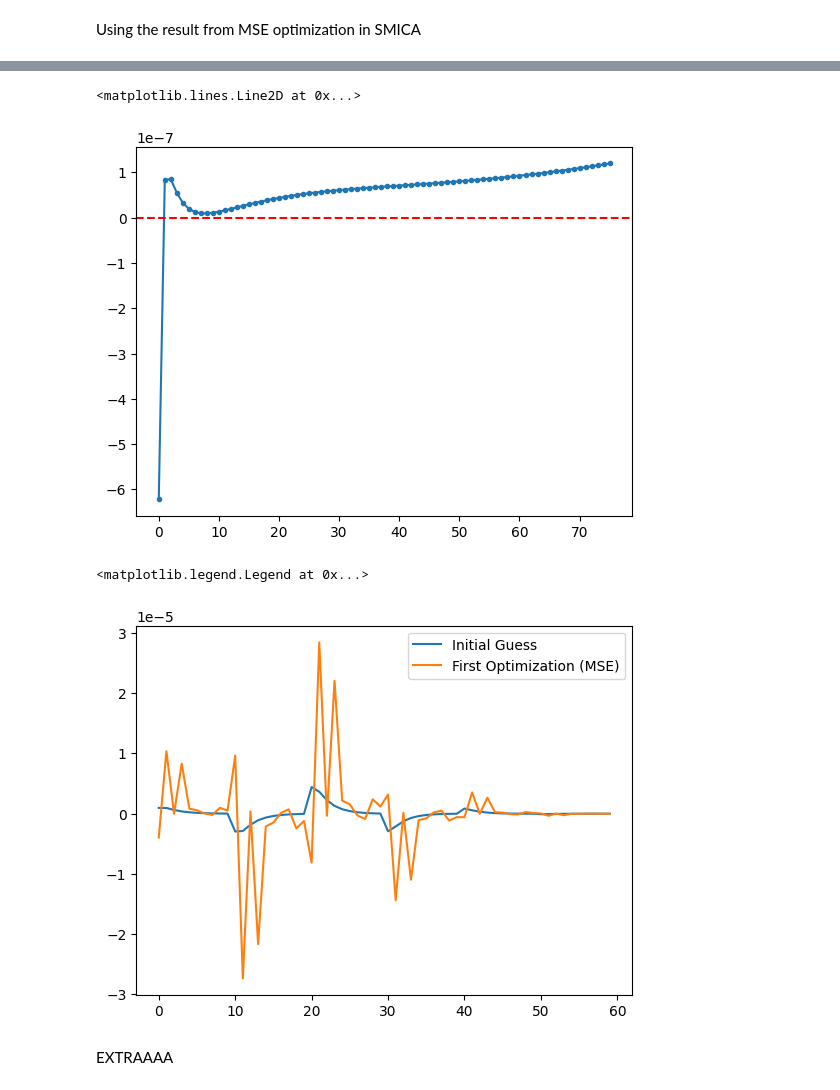
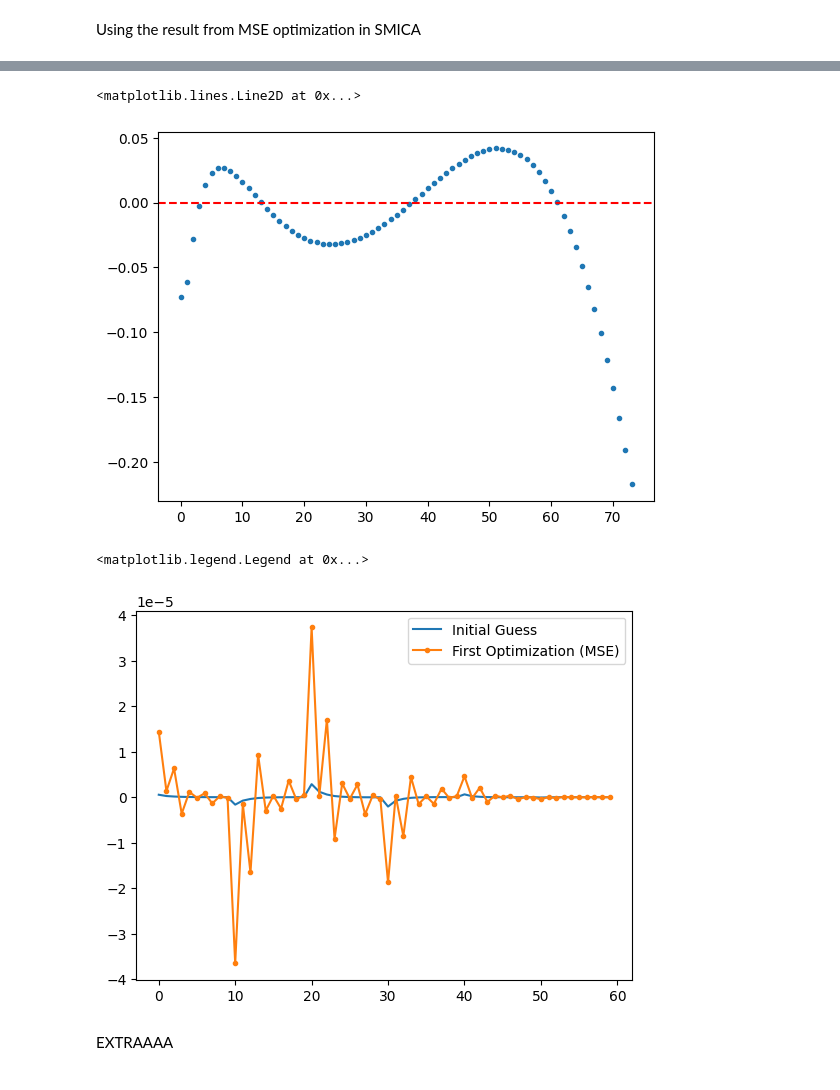
Before and after one commit to urwa99/MASS_Thesis, a Jupyter notebook: HI/SMICA_HI5.ipynb, the cells around one changed output, grey strips where cells are left out. Saved outputs shown, nothing was run; the diff lists cells and outputs as text; code cells hidden in the pictures.

```diff
--- a/HI/SMICA_HI5.ipynb
+++ b/HI/SMICA_HI5.ipynb
@@ -137,11 +133,12 @@ v0=freqs[23]
 n=0.5
 
 # Step 1: Extract diagonal
-nell, nf, _ = hi_d.shape
-C_diag = np.array([np.diag(hi_d[i]) for i in range(nell)])  # shape (nell, nf)
+hi=cl_hi[2:,:54,:54]
+nell,*_ = hi.shape
+C_diag = np.array([np.diag(hi[i]) for i in range(nell)])  # shape (nell, nf)
 
 # Step 2: Log coordinates
-log_l = np.log10(leff)  # shape (nell,)
+log_l = np.log10(ells)  # shape (nell,)
 log_v = np.log10(freqs[:-1])  # shape (nf,)
 scaling = (freqs[:-1] / v0)**(-n)  # shape (nf,)
 
@@ -159,10 +156,10 @@ print(Psi.shape)# shape (nq, nf)
 basis_terms = list(product(range(P + 1), range(Q + 1))) # all (p, q) pairs (0,0), (0,1), ..., (P,Q)
 n_terms = len(basis_terms) # total number of basis functions (P + 1) * (Q + 1)
 
-X = np.zeros((nell * nf, n_terms))# rows = data points, cols = basis terms
+X = np.zeros((nell * nfreqs, n_terms))# rows = data points, cols = basis terms
 y = C_diag.reshape(-1) #flatten target values to shape (nell * nf,)
 print(y.shape)
-print(len(leff)*nf)
+print(len(ells)*nfreqs)
 
 for i, (p, q) in enumerate(basis_terms):
     # Outer product: (nell,) x (nf,) → shape (nell, nf)
@@ -176,13 +173,13 @@ print(a_matrix.shape)
 print(a_vec.shape)
 
 # Step 6: Reconstruct the fitted diagonal
-C_fit_diag = np.zeros((nell, nf))
+C_fit_diag = np.zeros((nell, nfreqs))
 for p in range(P + 1):
     for q in range(Q + 1):
         C_fit_diag +=a_matrix[p, q] * np.outer(log_l**p, Psi[q])
 
 # Step 7: Expand to full (nell, nf, nf) with diagonal only
-C_fit = np.zeros((nell, nf, nf))
+C_fit = np.zeros((nell, nfreqs, nfreqs))
 for i in range(nell):
     np.fill_diagonal(C_fit[i], C_fit_diag[i])
 # %% [output]
@@ -229,3 +264,6 @@ chat_diag=np.array([np.diag(chat_binned_new[i]) for i in range(nell)])/np.linalg
 # %% [markdown]
 Normalizing
+# %%
+nell=nbins
+log_ell = np.log10(leff)  # shape (nell,)
 # %%
@@ -460,15 +511,18 @@ pprint(res2)
 # %%
-f=3
+f=24
 a_smica= a_opt2.reshape((P+1, Q+1))
-C_smica= np.zeros((nell, nf))
+C_smica_d= np.zeros((nell, nfreqs))
 for p in range(P + 1):
     for q in range(Q + 1):
-        C_smica += (a_smica[p, q]) * np.outer(log_l**p, Psi[q])
+        C_smica_d += (a_smica[p, q]) * np.outer(log_ell**p, Psi[q])
+C_smica = np.zeros((nell, nfreqs, nfreqs))
+for i in range(nell):
+    np.fill_diagonal(C_smica[i], C_smica_d[i])
 
 
-
-plt.plot( C_smica[:,f], '.',label='Fitted')
-plt.plot( C_fit_diag[:,f], label='model')
+plt.plot( C_smica[2:,f,f], '.',label='Fitted')
+plt.plot( C_fit_binned[2:,f,f], label='model')
+# plt.plot(hi_binned[:,f,f], label='data')
 plt.legend()
 # %% [output]
 <matplotlib.legend.Legend at 0x...>
@@ -494,17 +530,18 @@ array([-4.10742503e+00,  1.09039666e+01, -2.23707806e-02,  2.17890346e+01,
 # %%
-plt.plot((C_smica[:,f]-C_fit_diag[:,f]), '.-',label='Error')
+plt.plot((C_smica[2:,f,f]-C_fit[2:,f,f])/C_fit[2:,f,f], '.',label='Error')
 plt.axhline(0, color='r', linestyle='--')
 # %% [output]
 <matplotlib.lines.Line2D at 0x...>
-[figure, old version]
+[figure, new version]
 # %%
 plt.plot(a_vec, label='Initial Guess')
-plt.plot(res1.x, label='First Optimization (MSE)')
-# plt.plot(res2.x, label='Second Optimization (SMICA)')
+plt.plot(res1.x,'.-', label='First Optimization (MSE)')
+# plt.plot(res2.x, '.-',label='Second Optimization (SMICA)')
 plt.legend()
+# plt.ylim(4e-6, -4e-6)
 # %% [output]
 <matplotlib.legend.Legend at 0x...>
-[figure, old version]
+[figure, new version]
 # %% [markdown]
 EXTRAAAA
 # %%
```
Also changed, not shown: parts of 29 cells of this notebook.
